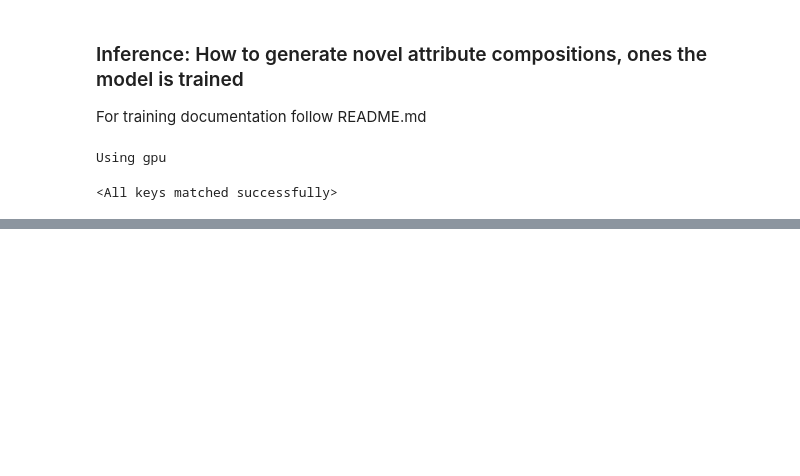
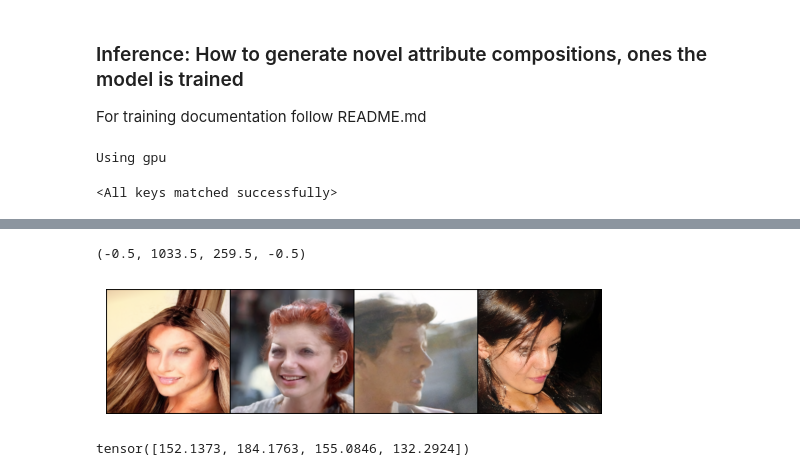
Before and after one commit to sachit3022/compositional-generation, a Jupyter notebook: notebooks/celeba_control_blond_pixel.ipynb, the cells around one changed output, grey strips where cells are left out. Saved outputs shown, nothing was run; the diff lists cells and outputs as text; code cells hidden in the pictures; blank space fills up the shorter version.

```diff
--- a/notebooks/celeba_control_blond_pixel.ipynb
+++ b/notebooks/celeba_control_blond_pixel.ipynb
@@ -321,0 +475,4 @@ Clipping input data to the valid range for imshow with RGB data ([0..1] for floa
+# %%
+model_id = "google/ddpm-celebahq-256"
+
+ddpm = DDIMPipeline.from_pretrained(model_id, cache_dir="/research/hal-gaudisac/Diffusion/compositional-generation/checkpoints", use_safetensors=False)
@@ -321,0 +504,65 @@ Clipping input data to the valid range for imshow with RGB data ([0..1] for floa
+# %%
+
+def generate_celeba_from_sota_model(vqvae, unet, scheduler,image,noise_percentage=0.0,num_inference_steps=100,device='cuda'):
+
+    batch_size =4
+    unet.to(device)
+    vqvae.to(device)
+
+    # generate gaussian noise to be decoded
+    generator = torch.manual_seed(seed)
+    noise = torch.randn(
+        (batch_size, unet.in_channels, unet.sample_size, unet.sample_size),
+        generator=generator,
+    ).to(device)
+
+
+    # set inference steps for DDIM
+    scheduler.set_timesteps(num_inference_steps=num_inference_steps)
+    if noise_percentage !=0:
+        with torch.no_grad():
+            image = vqvae.encode(image.to(device)).latents
+        timesteps = torch.ones(image.size(0), device=device, dtype=torch.long)*scheduler.timesteps[int(len(scheduler.timesteps)*noise_percentage)]
+        image = scheduler.add_noise(image,noise ,timesteps)
+        scheduler.timesteps =scheduler.timesteps[int(len(scheduler.timesteps)*noise_percentage)+1:]
+    else:
+        image = noise
+
+
+    for t in tqdm.tqdm(scheduler.timesteps):
+        # predict noise residual of previous image
+        with torch.no_grad():
+            residual = unet(image, t)["sample"]
+
+        # compute previous image x_t according to DDIM formula
+        prev_image = scheduler.step(residual, t, image, eta=0.0,use_clipped_model_output=True)["prev_sample"]
+
+        # x_t-1 -> x_t
+        image = prev_image
+
+    # decode image with vae
+    with torch.no_grad():
+        image = vqvae.decode(image)['sample']
+
+    # process image
+    image_processed = image.cpu()
+    image_processed = (image_processed*0.5 + 0.5).clamp(0, 1)
+    return image_processed
+
+
+image = []
+for i in range(4):
+    image.append(original_data_val[i]['X'].unsqueeze(dim=0).to(device))
+image_processed = torch.vstack(image)
+# image_processed = torchvision.transforms.Compose([torchvision.transforms.Normalize(mean=[0.5,0.5,0.5],std=[0.5,0.5,0.5])])(image_processed1.cpu())
+seed = 2
+image_processed = generate_celeba_from_sota_model(vqvae, unet, scheduler,image_processed,noise_percentage=0.6,num_inference_steps=100,device='cuda')
+plt.imshow(torchvision.utils.make_grid(image_processed, nrow=4).permute(1,2,0))
+plt.axis('off')
+# %% [output]
+(-0.5, 1033.5, 259.5, -0.5)
+[figure, added]
+# %%
+((image_processed).view(4,-1) - image_processed1.view(4,-1)).norm(dim=1)
+# %% [output]
+tensor([152.1373, 184.1763, 155.0846, 132.2924])
```
Also changed, not shown: parts of 8 cells of this notebook, 4 other files.
